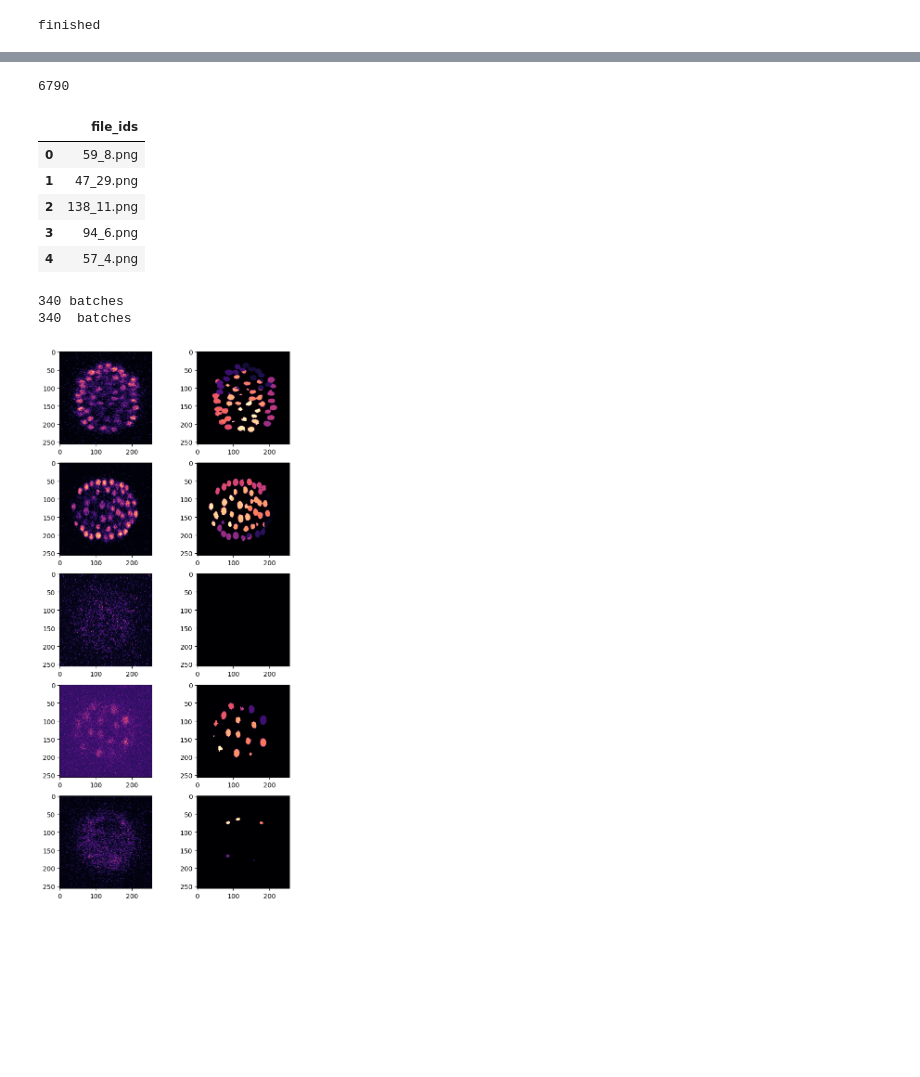
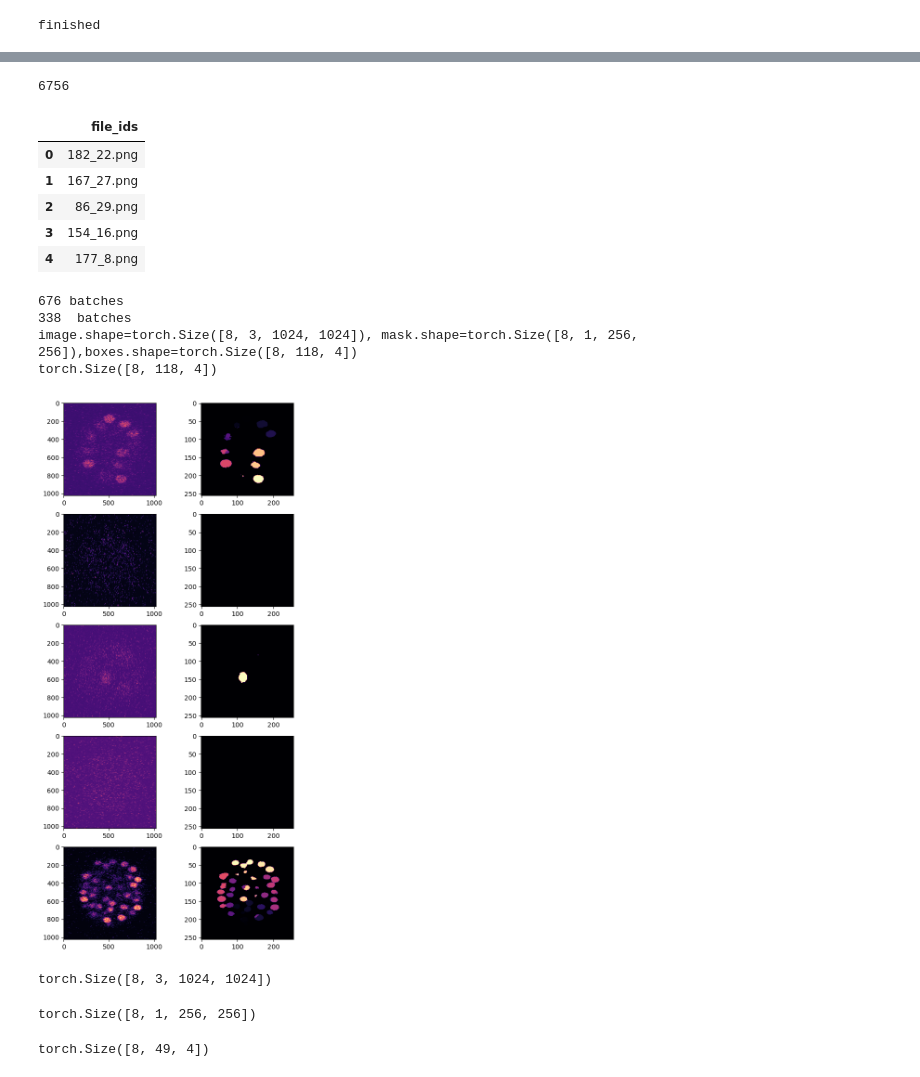
Before and after one commit to sushmanthreddy/GSOC_2023, a Jupyter notebook: notebooks/cell_nucleus_segmentor/cell-segmentor.ipynb, the cells around one changed output, grey strips where cells are left out. Cells and saved outputs as stored; diff of their text form; code cells hidden in the pictures; blank space fills up the shorter version.

```diff
--- a/notebooks/cell_nucleus_segmentor/cell-segmentor.ipynb
+++ b/notebooks/cell_nucleus_segmentor/cell-segmentor.ipynb
@@ -61,15 +108,15 @@ def resize(path):
       imResize = im.resize((256,256), Image.NEAREST)
       imResize.save(f+e, 'PNG', quality=100)
 
-features_path, label_path = "/kaggle/input/nucleus-data-c-elegans/nucleus_data/features", "/kaggle/input/nucleus-data-c-elegans/nucleus_data/segmentation_maps"
+label_path =  "/kaggle/input/nucleus-data/nucleus_data/segmentation_maps"
+output_features_path = "/kaggle/input/nucleus-data/nucleus_data/features"
 resize(label_path)
-resize(features_path)
 # %%
 ids=[]
 label_filenames = [f for f in listdir(label_path) if isfile(join(label_path, f))]
-feature_filenames = [f for f in listdir(features_path) if isfile(join(features_path, f))]
-for i in range(len(label_filenames)):
-  ids.append(label_filenames[i][1:])
+feature_filenames = [f for f in listdir(output_features_path) if isfile(join(output_features_path, f))]
+for i in range(len(feature_filenames)):
+  ids.append(feature_filenames[i][1:])
 print(len(ids))
 
 df = pd.DataFrame(ids ,columns=["file_ids"])
@@ -79,10 +126,10 @@ df.to_csv('file_ids.csv', index=False)
 df = pd.read_csv('file_ids.csv')
 df.head()
 # %% [output]
-6790
+6756
 |  | file_ids |
-| 0 | 59_8.png |
-| 1 | 47_29.png |
-| 2 | 138_11.png |
-| 3 | 94_6.png |
-| 4 | 57_4.png |
+| 0 | 182_22.png |
+| 1 | 167_27.png |
+| 2 | 86_29.png |
+| 3 | 154_16.png |
+| 4 | 177_8.png |
@@ -124,7 +230,7 @@ class AddGaussianNoise(object):
     def __repr__(self):
         return self.__class__.__name__ + '(mean={0}, std={1})'.format(self.mean, self.std)
 # %%
-full_dataset = SegmentationDataset(csv = "file_ids.csv",
+full_dataset = segmentationDataset(csv = "file_ids.csv",
                                     augmentation =  Compose([
                                                             #GridDistortion(p=0.5),
                                                             Transpose(p=0.5),
@@ -148,26 +254,47 @@ full_dataset = SegmentationDataset(csv = "file_ids.csv",
 
                                                                 ]))
 # %%
-train_batch_size = 32
+train_batch_size = 16
 train_size = int(0.8* len(full_dataset))  ## 80/20 split
 test_size = len(full_dataset) - train_size
 train_dataset, test_dataset = random_split(full_dataset, [train_size, test_size])
 
-train_loader = DataLoader(dataset=train_dataset, batch_size=16, shuffle=True)
-val_loader = DataLoader(dataset=test_dataset, batch_size= 4, shuffle = True)
+train_loader = DataLoader(dataset=train_dataset, batch_size=8, shuffle=True,collate_fn=collate_fn)
+val_loader = DataLoader(dataset=test_dataset, batch_size= 4, shuffle = True,collate_fn=collate_fn)
 
 print(len(train_loader), "batches ")
 print(len(val_loader), " batches ")
-sample = next(iter(train_loader))
+
+
+for image,mask,boxes in train_loader:
+    # img_embed: (B, 256, 64, 64), gt2D: (B, 1, 256, 256), bboxes: (B, 4)
+    print(f"{image.shape=}, {mask.shape=},{boxes.shape=}")
+    print(boxes.shape)
+    break
 # %% [output]
-340 batches
-340  batches
+676 batches
+338  batches
+image.shape=torch.Size([8, 3, 1024, 1024]), mask.shape=torch.Size([8, 1, 256, 256]),boxes.shape=torch.Size([8, 118, 4])
+torch.Size([8, 118, 4])
 # %%
 batch  = next(iter(train_loader))
-images, masks = batch
+images, masks,boxes = batch
 fig, ax = plt.subplots(5, 2, figsize = (7,15))
 for i in range(5):
     ax[i][0].imshow(images[i][0], cmap='magma')
     ax[i][1].imshow(masks[i][0], cmap='magma')
 # %% [output]
-[figure, old version]
+[figure, new version]
+# %%
+#image shape
+batch[0].shape
+# %% [output]
+torch.Size([8, 3, 1024, 1024])
+# %%
+batch[1].shape
+# %% [output]
+torch.Size([8, 1, 256, 256])
+# %%
+batch[2].shape
+# %% [output]
+torch.Size([8, 49, 4])
```
Also changed, not shown: parts of 12 cells of this notebook.
